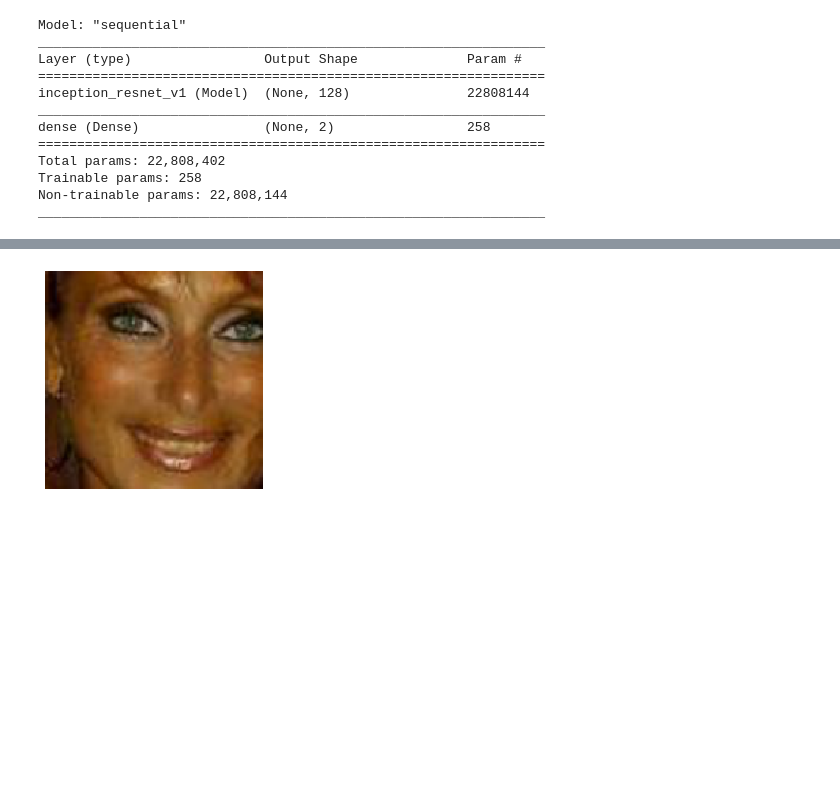
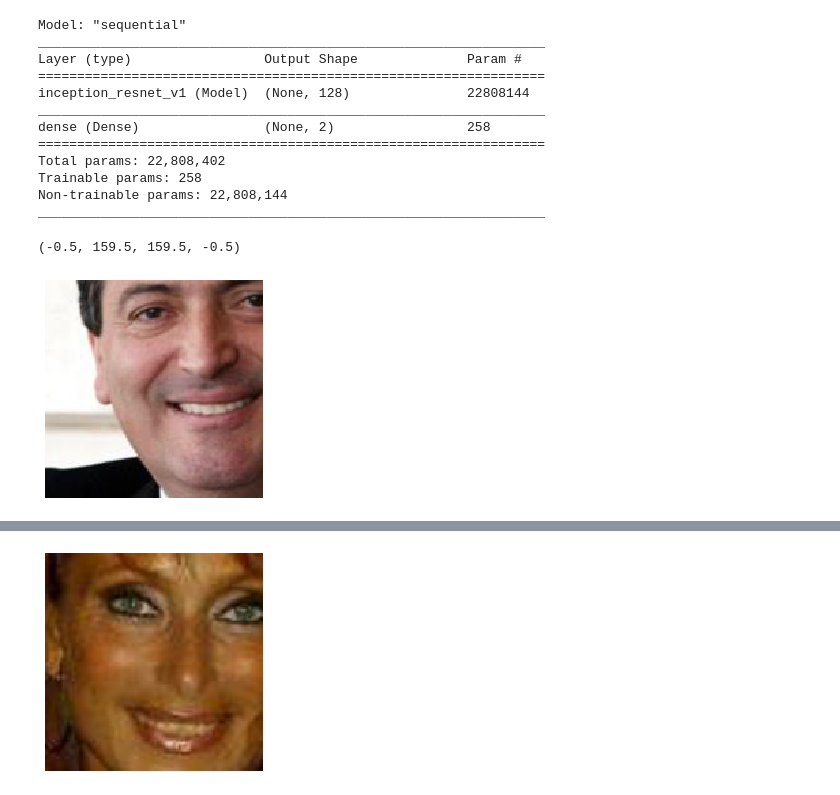
Before and after one commit to psturmfels/adversarial_faces, a Jupyter notebook: notebooks/plot_2d_embeddings.ipynb, the cells around one changed output, grey strips where cells are left out. Saved outputs shown, nothing was run; the diff lists cells and outputs as text; code cells hidden in the pictures; blank space fills up the shorter version.

```diff
--- a/notebooks/plot_2d_embeddings.ipynb
+++ b/notebooks/plot_2d_embeddings.ipynb
@@ -61,3 +61,9 @@ for i in range(5):
     viewing_images.append(batch_viewing_images)
 # %%
 colors = ['firebrick', 'forestgreen', 'skyblue', 'darkorange', 'purple']
+# %%
+plt.imshow(viewing_images[-1][3])
+plt.axis('off')
+# %% [output]
+(-0.5, 159.5, 159.5, -0.5)
+[figure, added]
```
Also changed, not shown: parts of 2 cells of this notebook, 8 other files.
